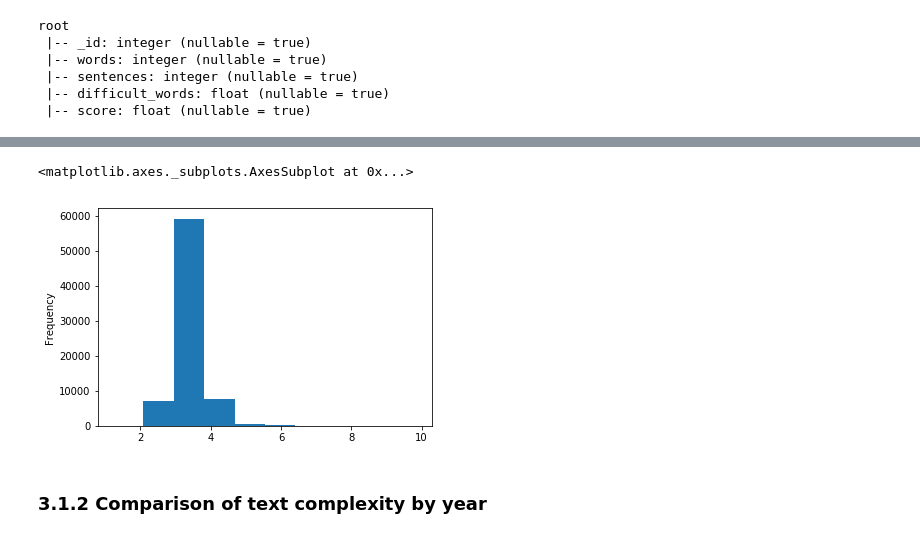
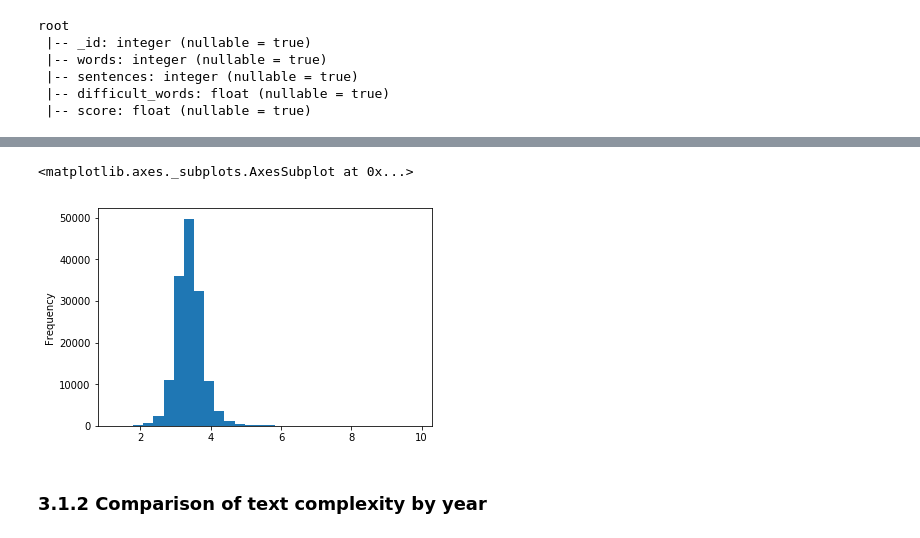
Before and after one commit to RobertInjac/ADA-Project-2018-OpenSubtitles, a Jupyter notebook: Project.ipynb, the cells around one changed output, grey strips where cells are left out. Saved outputs shown, nothing was run; the diff lists cells and outputs as text; code cells hidden in the pictures.

```diff
--- a/Project.ipynb
+++ b/Project.ipynb
@@ -996,7 +1019,15 @@ root
  |-- sentences: integer (nullable = true)
  |-- difficult_words: float (nullable = true)
  |-- score: float (nullable = true)
+# %%
+metadata_df = spark.read.parquet("datasets/metadata_final.parquet")\
+    .select('_id', 'year', 'genre')
+# %%
+# get year and genre for each movie
+complexity_df_ = metadata_df.join(complexity_df_, '_id', 'inner') \
+    .select('_id', 'year', 'genre', 'score')
+# %%
+complexity_df = complexity_df_.toPandas()
 # %%
-complexity_df = complexity_df.toPandas()
 complexity_df.dtypes
 # %% [output]
@@ -1021,9 +1065,9 @@ Name: score, dtype: float64
 # %%
 complexity_df = complexity_df[complexity_df['score'] < 10]
-complexity_df['score'].plot.hist(bins=10)
+complexity_df['score'].plot.hist(bins=30)
 # %% [output]
 <matplotlib.axes._subplots.AxesSubplot at 0x...>
-[figure, old version]
+[figure, new version]
 # %% [markdown]
 ### 3.1.2 Comparison of text complexity by year
 # %% [markdown]
```
Also changed, not shown: parts of 22 cells of this notebook.
